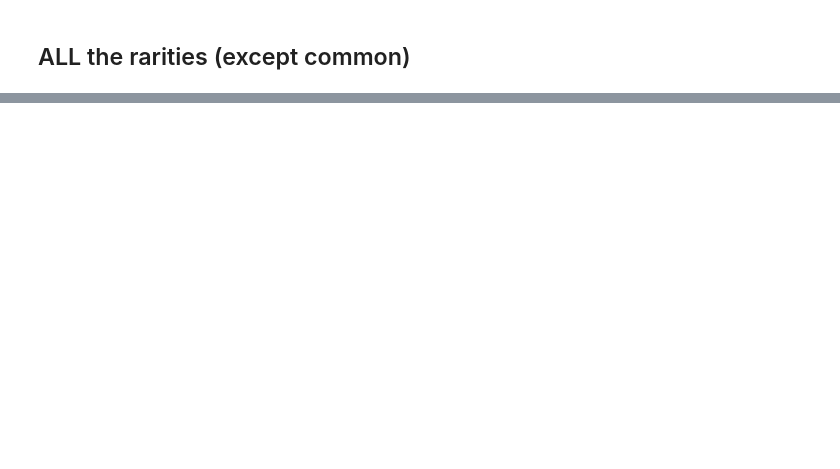
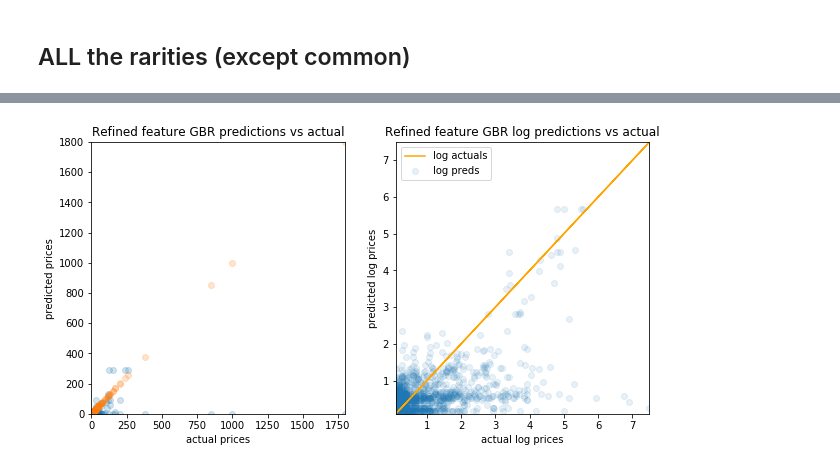
Before and after one commit to alexgcuevas/mystic-speculation, a Jupyter notebook: Docent of Perfection.ipynb, the cells around one changed output, grey strips where cells are left out. Cells and saved outputs as stored; diff of their text form; code cells hidden in the pictures; blank space fills up the shorter version.

```diff
--- a/Docent of Perfection.ipynb
+++ b/Docent of Perfection.ipynb
@@ -433,9 +432,12 @@ plot_pred_hist(results_df['y_pred'],results_df['y_test'], 'Refined feature histo
 # %% [markdown]
 ## ALL the rarities (except common)
 # %%
-rarities = ['mythic','rare','uncommon']
+rarities = ['mythic','rare','uncommon','common']
 dfs = []
 for rarity in rarities:
     dfs.append(pd.read_csv('data/all_vintage_cards-{}_recent.csv'.format(rarity)))
 
 raw_df = pd.concat(dfs)
+raw_df.set_index('id',inplace=True)
+raw_df.drop(columns="Unnamed: 0", inplace=True)
+raw_df = raw_df[~raw_df.index.duplicated()]
@@ -500,0 +466,4 @@ plot_pred_hist(results_df['y_pred'],results_df['y_test'], 'Refined feature histo
+# %%
+plot_residuals(results_df['y_pred'],results_df['y_test'], 'Refined feature GBR')
+# %% [output]
+[figure, added]
```
Also changed, not shown: parts of 6 cells of this notebook, 6 other files.
